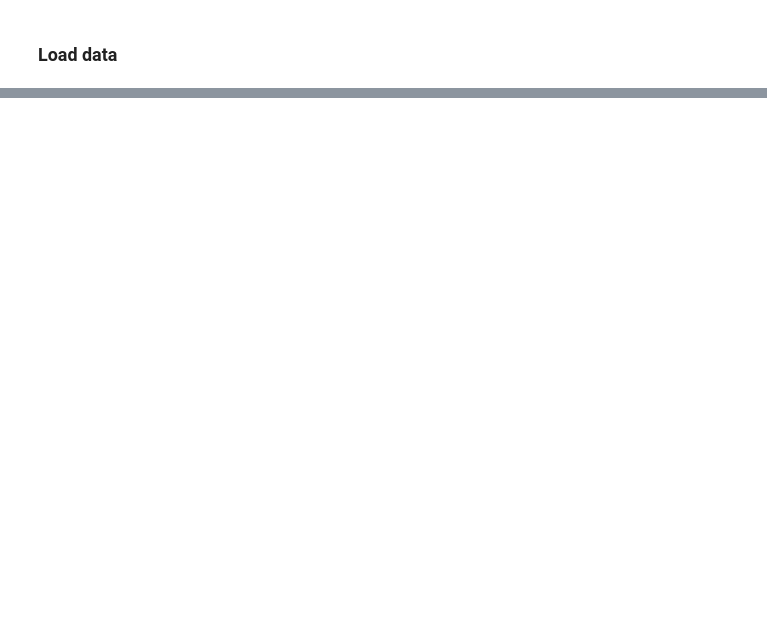
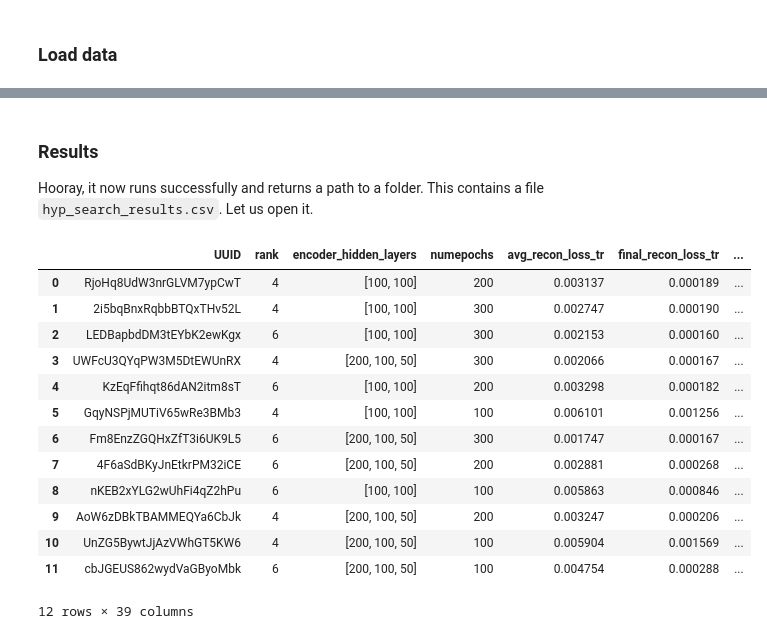
Before and after one commit to GaloisInc/dlkoopman, a Jupyter notebook: examples/naca0012/hyp_search.ipynb, the cells around one changed output, grey strips where cells are left out. Cells and saved outputs as stored; diff of their text form; code cells hidden in the pictures; blank space fills up the shorter version.

Commit message:
adding hyp search tutorial

```diff
--- a/examples/naca0012/hyp_search.ipynb
+++ b/examples/naca0012/hyp_search.ipynb
@@ -49,0 +52,7 @@ We highly recommend performing hyperparameter search for any problem as it can l
+# %%
+hyp_options = {
+    'encoded_size': 50, # 1 option
+    'encoder_hidden_layers': [ [100,100], [200,100,50] ], # 2 options
+    'numepochs': [100, 200, 300], # 3 options
+    'weight_decay': 1e-5 # 1 option
+}
@@ -49,0 +64,8 @@ We highly recommend performing hyperparameter search for any problem as it can l
+# %%
+try:
+    run_hyp_search(
+        dh = dh,
+        hyp_options = hyp_options
+    )
+except ValueError as e:
+    print(e)
@@ -49,0 +76,2 @@ We highly recommend performing hyperparameter search for any problem as it can l
+# %%
+hyp_options['rank'] = [4, 6]
@@ -49,0 +80,5 @@ We highly recommend performing hyperparameter search for any problem as it can l
+# %%
+output_folder = run_hyp_search(
+    dh = dh,
+    hyp_options = hyp_options
+)
@@ -49,0 +100,23 @@ We highly recommend performing hyperparameter search for any problem as it can l
+# %% [markdown]
+### Results
+Hooray, it now runs successfully and returns a path to a folder. This contains a file `hyp_search_results.csv`. Let us open it.
+# %%
+import pandas as pd
+import os
+df = pd.read_csv(os.path.join(output_folder, 'hyp_search_results.csv'))
+df
+# %% [output]
+|  | UUID | rank | encoder_hidden_layers | numepochs | avg_recon_loss_tr | final_recon_loss_tr | ... |
+| 0 | RjoHq8UdW3nrGLVM7ypCwT | 4 | [100, 100] | 200 | 0.003137 | 0.000189 | ... |
+| 1 | 2i5bqBnxRqbbBTQxTHv52L | 4 | [100, 100] | 300 | 0.002747 | 0.000190 | ... |
+| 2 | LEDBapbdDM3tEYbK2ewKgx | 6 | [100, 100] | 300 | 0.002153 | 0.000160 | ... |
+| 3 | UWFcU3QYqPW3M5DtEWUnRX | 4 | [200, 100, 50] | 300 | 0.002066 | 0.000167 | ... |
+| 4 | KzEqFfihqt86dAN2itm8sT | 6 | [100, 100] | 200 | 0.003298 | 0.000182 | ... |
+| 5 | GqyNSPjMUTiV65wRe3BMb3 | 4 | [100, 100] | 100 | 0.006101 | 0.001256 | ... |
+| 6 | Fm8EnzZGQHxZfT3i6UK9L5 | 6 | [200, 100, 50] | 300 | 0.001747 | 0.000167 | ... |
+| 7 | 4F6aSdBKyJnEtkrPM32iCE | 6 | [200, 100, 50] | 200 | 0.002881 | 0.000268 | ... |
+| 8 | nKEB2xYLG2wUhFi4qZ2hPu | 6 | [100, 100] | 100 | 0.005863 | 0.000846 | ... |
+| 9 | AoW6zDBkTBAMMEQYa6CbJk | 4 | [200, 100, 50] | 200 | 0.003247 | 0.000206 | ... |
+| 10 | UnZG5BywtJjAzVWhGT5KW6 | 4 | [200, 100, 50] | 100 | 0.005904 | 0.001569 | ... |
+| 11 | cbJGEUS862wydVaGByoMbk | 6 | [200, 100, 50] | 100 | 0.004754 | 0.000288 | ... |
+12 rows × 39 columns
```
Also changed, not shown: parts of 24 cells of this notebook, 8 other files.
